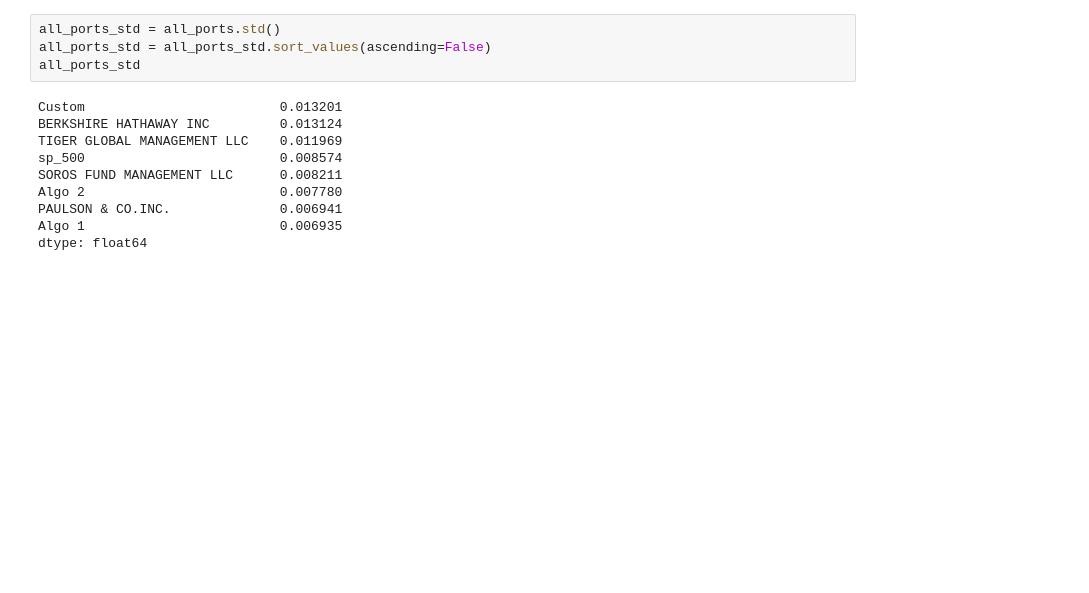
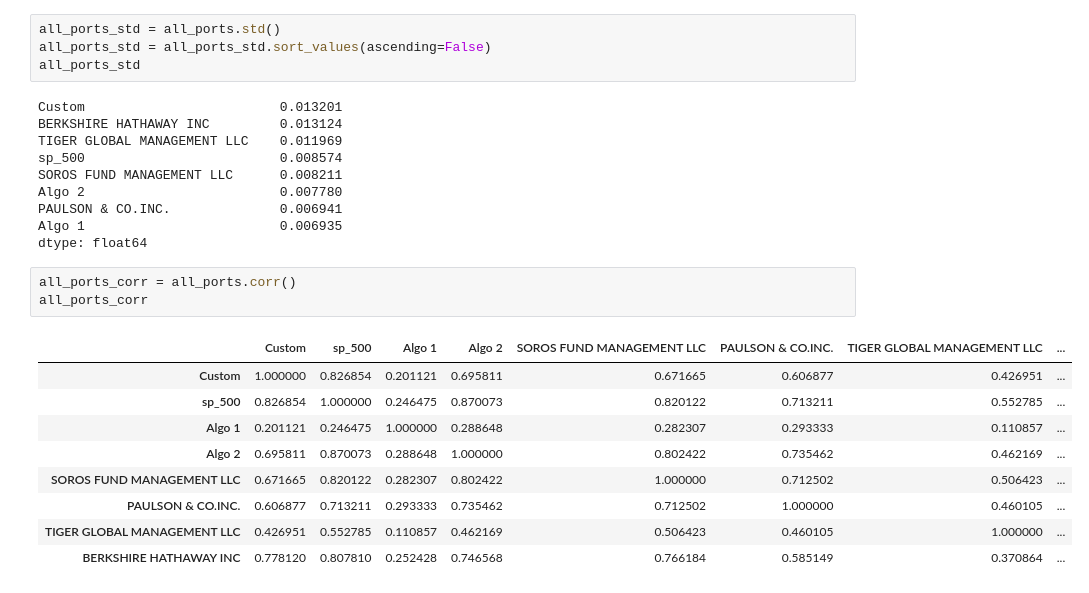
Before and after one commit to reajdft/Portfolio-Analysis, a Jupyter notebook: Portfolio Analysis/whale_analysis_final.ipynb, the cells around one changed output. Cells and saved outputs as stored; diff of their text form; blank space fills up the shorter version.

```diff
--- a/Portfolio Analysis/whale_analysis_final.ipynb
+++ b/Portfolio Analysis/whale_analysis_final.ipynb
@@ -627,3 +627,16 @@ Algo 2                         0.007780
 PAULSON & CO.INC.              0.006941
 Algo 1                         0.006935
 dtype: float64
+# %%
+all_ports_corr = all_ports.corr()
+all_ports_corr
+# %% [output]
+|  | Custom | sp_500 | Algo 1 | Algo 2 | SOROS FUND MANAGEMENT LLC | PAULSON & CO.INC. | TIGER GLOBAL MANAGEMENT LLC | ... |
+| Custom | 1.000000 | 0.826854 | 0.201121 | 0.695811 | 0.671665 | 0.606877 | 0.426951 | ... |
+| sp_500 | 0.826854 | 1.000000 | 0.246475 | 0.870073 | 0.820122 | 0.713211 | 0.552785 | ... |
+| Algo 1 | 0.201121 | 0.246475 | 1.000000 | 0.288648 | 0.282307 | 0.293333 | 0.110857 | ... |
+| Algo 2 | 0.695811 | 0.870073 | 0.288648 | 1.000000 | 0.802422 | 0.735462 | 0.462169 | ... |
+| SOROS FUND MANAGEMENT LLC | 0.671665 | 0.820122 | 0.282307 | 0.802422 | 1.000000 | 0.712502 | 0.506423 | ... |
+| PAULSON & CO.INC. | 0.606877 | 0.713211 | 0.293333 | 0.735462 | 0.712502 | 1.000000 | 0.460105 | ... |
+| TIGER GLOBAL MANAGEMENT LLC | 0.426951 | 0.552785 | 0.110857 | 0.462169 | 0.506423 | 0.460105 | 1.000000 | ... |
+| BERKSHIRE HATHAWAY INC | 0.778120 | 0.807810 | 0.252428 | 0.746568 | 0.766184 | 0.585149 | 0.370864 | ... |
```
Also changed, not shown: parts of 1 cell of this notebook, 3 other files.
